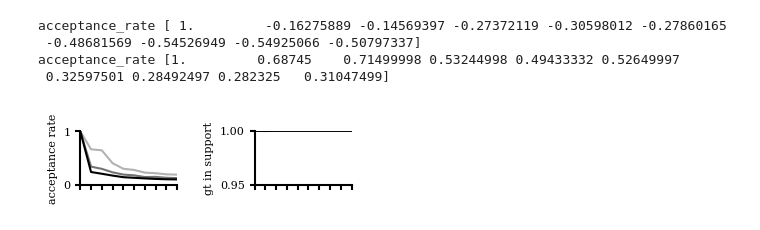
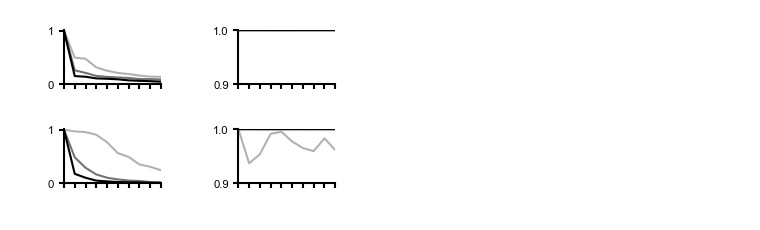
Before and after one commit to tsnpe/paper, a Jupyter notebook: fig4/notebooks/01_gen_data.ipynb, the cells around one changed output. Cells and saved outputs as stored; diff of their text form; code cells hidden in the pictures.

Commit message:
updates to figures

```diff
--- a/fig4/notebooks/01_gen_data.ipynb
+++ b/fig4/notebooks/01_gen_data.ipynb
@@ -21,4 +15,4 @@ def mean_confidence_interval(data, confidence=0.95):
 # %%
-df = pd.read_pickle("../../results/results_thr2_compiled.pkl")
+df = pd.read_pickle("../../results/results_thr3_compiled_with_lotka.pkl")
 # %%
 df1 = pd.read_csv("../../results/sbibm_results.csv")
@@ -401,14 +87,17 @@ acceptance_rate [1.         0.99315    0.99084997 0.98764998 0.97754997 0.902849
 # %%
 results_subset = all_results.query("task == 'two_moons'")
 with mpl.rc_context(fname="../../.matplotlibrc"):
-    fig = fig_diagnostic(results_subset, metric="C2ST", task_name="SLCP", title=True, xlabel=False)
-    plt.savefig("../svg/panel_d2.svg")
+    fig = fig_diagnostic(results_subset, metric="C2ST", task_name="SLCP", title=True, xlabel=False, ylabel=False)
+    plt.savefig("../svg/panel_d2.svg", transparent=True)
 # %% [output]
-acceptance_rate [ 1.         -0.16275889 -0.14569397 -0.27372119 -0.30598012 -0.27860165
- -0.48681569 -0.54526949 -0.54925066 -0.50797337]
-acceptance_rate [1.         0.68745    0.71499998 0.53244998 0.49433332 0.52649997
- 0.32597501 0.28492497 0.282325   0.31047499]
-[figure, old version]
+[figure, new version]
+# %%
+results_subset = all_results.query("task == 'lotka_volterra'")
+with mpl.rc_context(fname="../../.matplotlibrc"):
+    fig = fig_diagnostic(results_subset, metric="C2ST", task_name="SLCP", title=True, xlabel=False)
+    plt.savefig("../svg/panel_e2.svg", transparent=True)
+# %% [output]
+[figure, added]
 # %%
 results_subset = all_results.query("task == 'bernoulli_glm'")
 with mpl.rc_context(fname="../../.matplotlibrc"):
```
Also changed, not shown: parts of 22 cells of this notebook, 30 other files.
